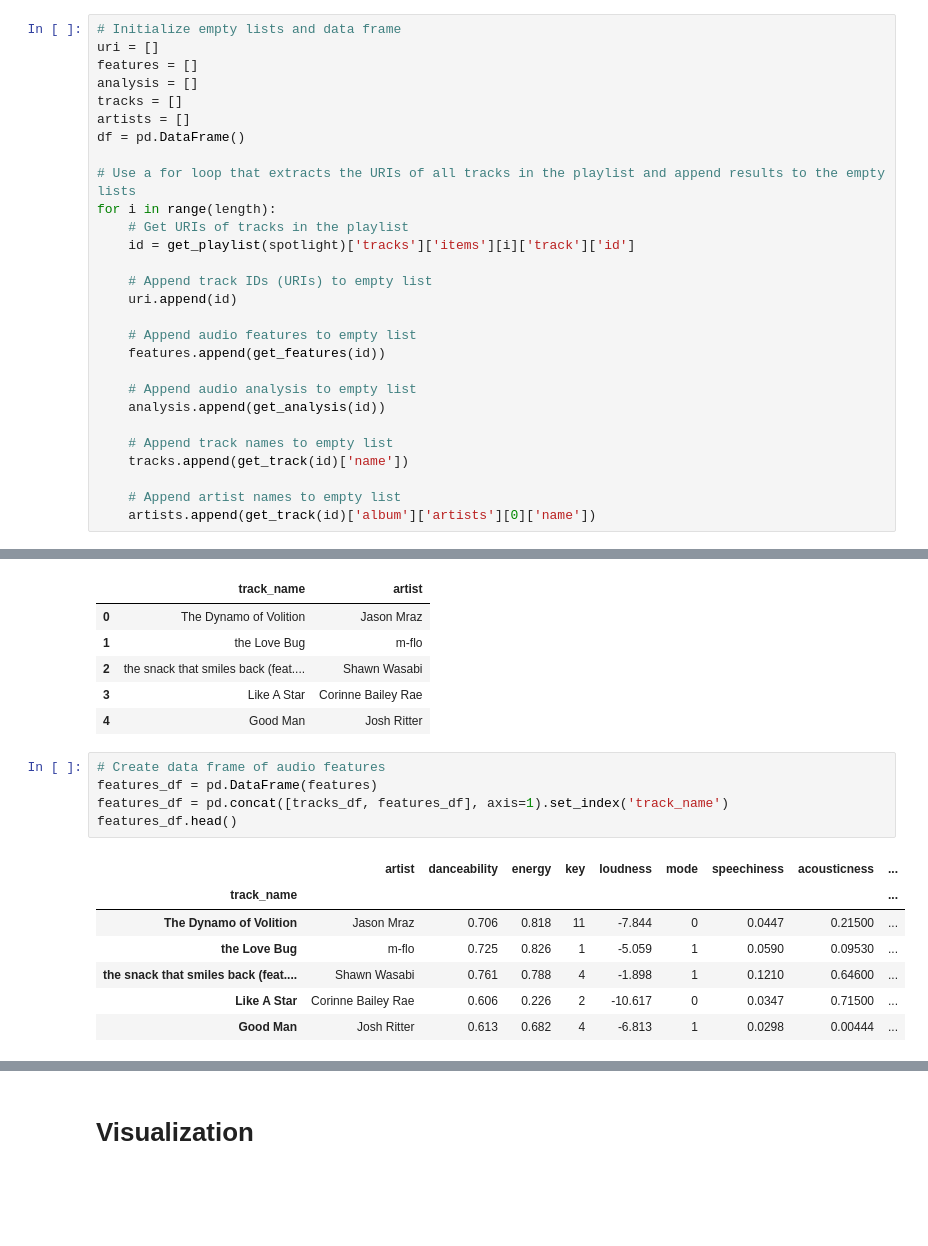
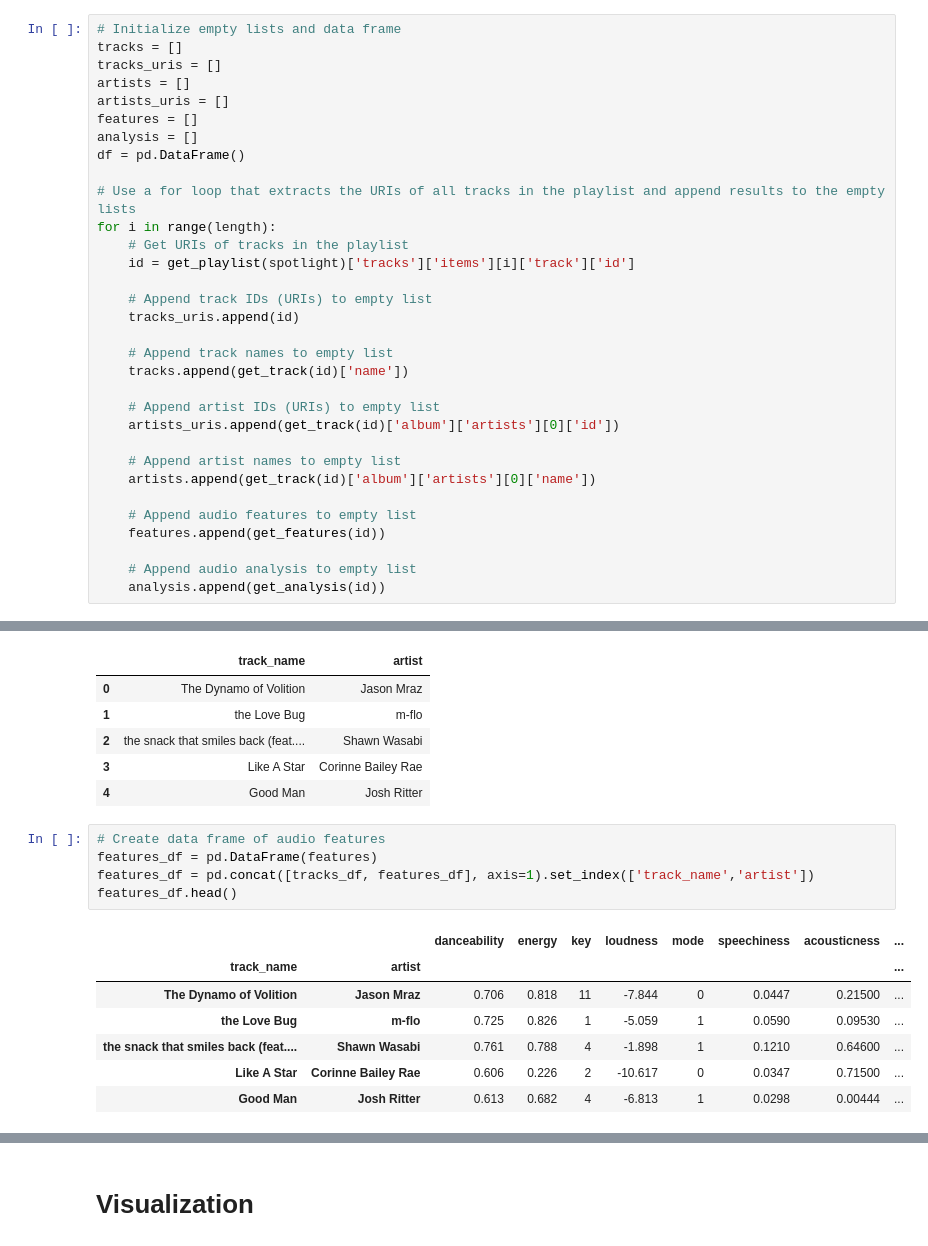
Before and after one commit to salsal3/searching-for-a-song, a Jupyter notebook: spotify_api.ipynb, the cells around one changed output, grey strips where cells are left out. Cells and saved outputs as stored; diff of their text form; blank space fills up the shorter version.

```diff
--- a/spotify_api.ipynb
+++ b/spotify_api.ipynb
@@ -287,10 +282,11 @@ get_features(pl_track)
 # %%
 # Initialize empty lists and data frame
-uri = []
+tracks = []
+tracks_uris = []
+artists = []
+artists_uris = []
 features = []
 analysis = []
-tracks = []
-artists = []
 df = pd.DataFrame()
 
 # Use a for loop that extracts the URIs of all tracks in the playlist and append results to the empty lists
@@ -299,17 +295,20 @@ for i in range(length):
     id = get_playlist(spotlight)['tracks']['items'][i]['track']['id']
 
     # Append track IDs (URIs) to empty list
-    uri.append(id)
+    tracks_uris.append(id)
+
+    # Append track names to empty list
+    tracks.append(get_track(id)['name'])
+
+    # Append artist IDs (URIs) to empty list
+    artists_uris.append(get_track(id)['album']['artists'][0]['id'])
+
+    # Append artist names to empty list
+    artists.append(get_track(id)['album']['artists'][0]['name'])
 
     # Append audio features to empty list
     features.append(get_features(id))
 
     # Append audio analysis to empty list
     analysis.append(get_analysis(id))
-
-    # Append track names to empty list
-    tracks.append(get_track(id)['name'])
-
-    # Append artist names to empty list
-    artists.append(get_track(id)['album']['artists'][0]['name'])
 # %%
@@ -342,11 +347,11 @@ tracks_df.head()
 # %%
 # Create data frame of audio features
 features_df = pd.DataFrame(features)
-features_df = pd.concat([tracks_df, features_df], axis=1).set_index('track_name')
+features_df = pd.concat([tracks_df, features_df], axis=1).set_index(['track_name','artist'])
 features_df.head()
 # %% [output]
-|  | artist | danceability | energy | key | loudness | mode | speechiness | acousticness | ... |
-| track_name |  |  |  |  |  |  |  |  | ... |
+|  |  | danceability | energy | key | loudness | mode | speechiness | acousticness | ... |
+| track_name | artist |  |  |  |  |  |  |  | ... |
 | The Dynamo of Volition | Jason Mraz | 0.706 | 0.818 | 11 | -7.844 | 0 | 0.0447 | 0.21500 | ... |
 | the Love Bug | m-flo | 0.725 | 0.826 | 1 | -5.059 | 1 | 0.0590 | 0.09530 | ... |
 | the snack that smiles back (feat.... | Shawn Wasabi | 0.761 | 0.788 | 4 | -1.898 | 1 | 0.1210 | 0.64600 | ... |
```
Also changed, not shown: parts of 27 cells of this notebook, 1 other file.
